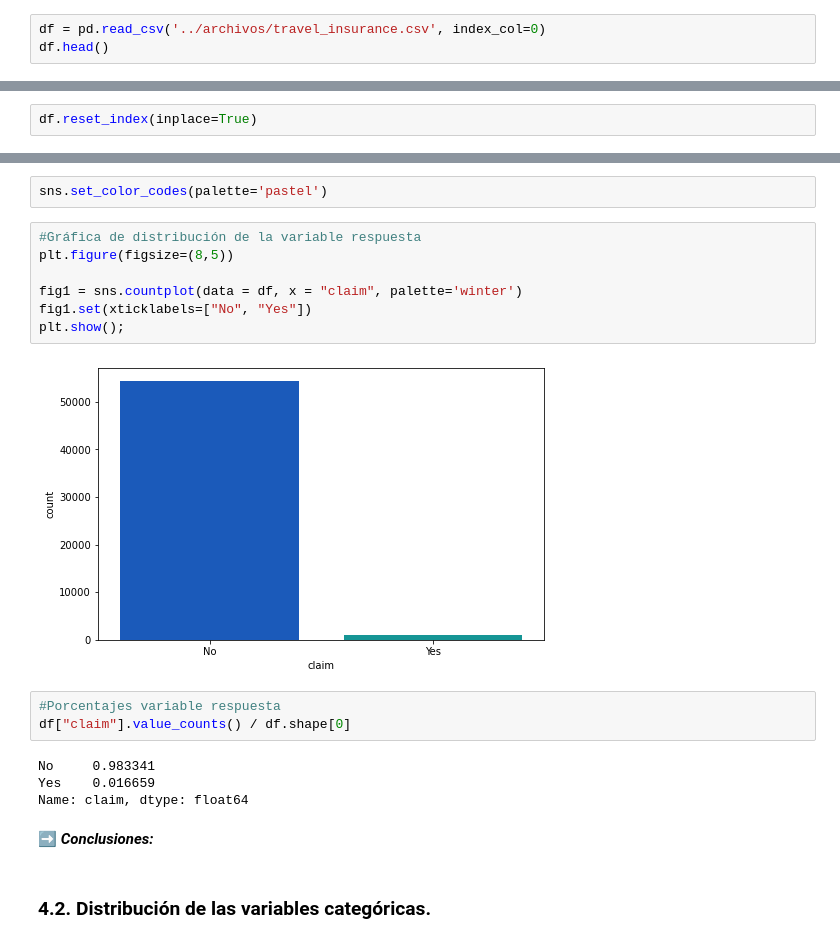
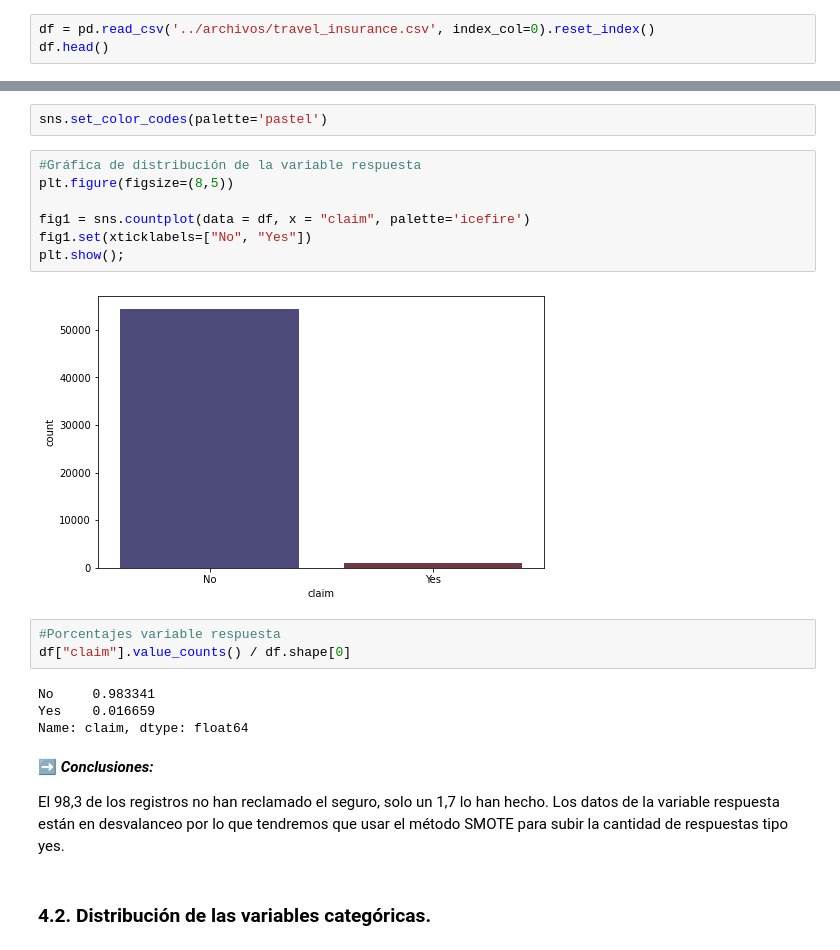
Before and after one commit to Adalab/DA-promo-c-modulo-3-sprint-1-Mina-Mai, a Jupyter notebook: Regresion_logistica/pp_regresion_logistica_1.ipynb, the cells around one changed output, grey strips where cells are left out. Drawn from its saved outputs; the diff is of its cells as text.

```diff
--- a/Regresion_logistica/pp_regresion_logistica_1.ipynb
+++ b/Regresion_logistica/pp_regresion_logistica_1.ipynb
@@ -26,6 +26,6 @@ Se ruega a la hora de realizar la entrega que incluyais el conjunto de datos que
 ### 1. Buscar un conjunto de datos a analizar.
 Se recomienda que el conjunto de datos a analizar tenga variables numéricas y categóricas, primando que haya más de una variable de tipo numérico.
 # %%
-df = pd.read_csv('../archivos/travel_insurance.csv', index_col=0)
+df = pd.read_csv('../archivos/travel_insurance.csv', index_col=0).reset_index()
 df.head()
 # %% [output]
@@ -39,5 +38,3 @@ df.head()
-# %%
-df.reset_index(inplace=True)
 # %% [markdown]
 ### 2. Explicar los datos y las variables disponibles en el conjunto de datos seleccionado.
 # %% [markdown]
@@ -385,12 +446,12 @@ sns.set_color_codes(palette='pastel')
 # %%
 #Gráfica de distribución de la variable respuesta
 plt.figure(figsize=(8,5))
 
-fig1 = sns.countplot(data = df, x = "claim", palette='winter')
+fig1 = sns.countplot(data = df, x = "claim", palette='icefire')
 fig1.set(xticklabels=["No", "Yes"])
 plt.show();
 # %% [output]
-[figure, old version]
+[figure, new version]
 # %%
 #Porcentajes variable respuesta
 df["claim"].value_counts() / df.shape[0]
@@ -398,8 +459,10 @@ df["claim"].value_counts() / df.shape[0]
 No     0.983341
 Yes    0.016659
 Name: claim, dtype: float64
-# %% [markdown]
-➡️ **_Conclusiones:_**
+# %% [markdown]
+➡️ **_Conclusiones:_**
+
+El 98,3 de los registros no han reclamado el seguro, solo un 1,7 lo han hecho. Los datos de la variable respuesta están en desvalanceo por lo que tendremos que usar el método SMOTE para subir la cantidad de respuestas tipo yes.
 # %% [markdown]
 ### 4.2. Distribución de las variables categóricas.
 # %%
```
Also changed, not shown: parts of 17 cells of this notebook.
